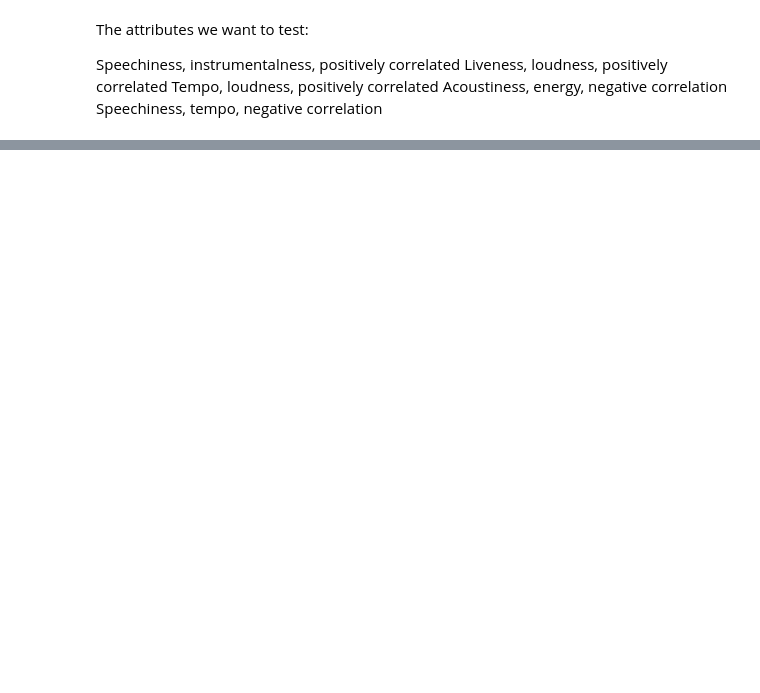
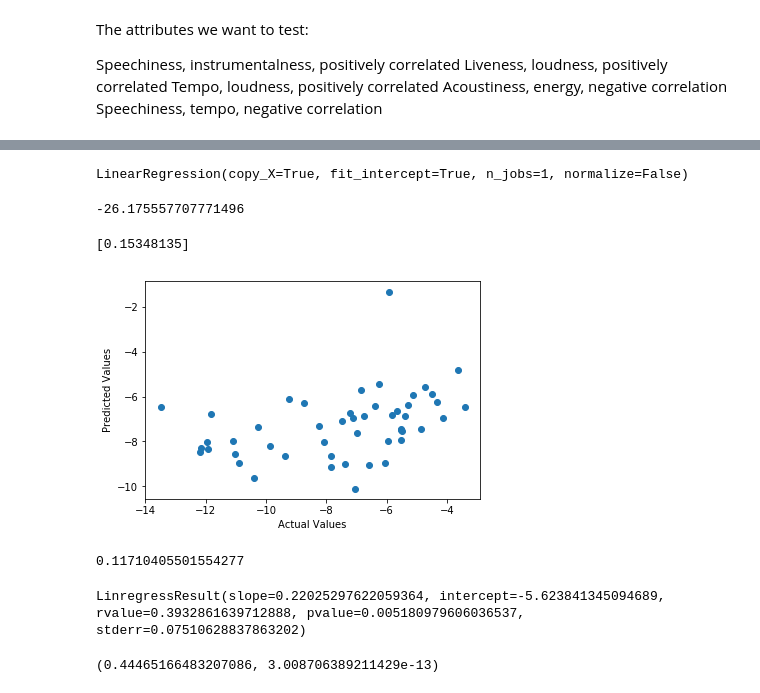
Before and after one commit to csick52/Project-1, a Jupyter notebook: SPOTIFY_PLAYLIST_DICTIONARY.ipynb, the cells around one changed output, grey strips where cells are left out. Cells and saved outputs as stored; diff of their text form; code cells hidden in the pictures; blank space fills up the shorter version.

```diff
--- a/SPOTIFY_PLAYLIST_DICTIONARY.ipynb
+++ b/SPOTIFY_PLAYLIST_DICTIONARY.ipynb
@@ -291,0 +252,45 @@ plt.show()
+# %%
+from sklearn.model_selection import train_test_split
+X_train, X_test, y_train, y_test = train_test_split(X, y, test_size=0.2, random_state=0)
+# %%
+from sklearn.linear_model import LinearRegression
+regressor = LinearRegression()
+regressor.fit(X_train, y_train)
+# %% [output]
+LinearRegression(copy_X=True, fit_intercept=True, n_jobs=1, normalize=False)
+# %%
+intercept = regressor.intercept_
+print(regressor.intercept_)
+# %% [output]
+-26.175557707771496
+# %%
+coef = regressor.coef_
+print(regressor.coef_)
+# %% [output]
+[0.15348135]
+# %%
+y_pred = regressor.predict(X_test)
+# %%
+df = pd.DataFrame({'Actual': y_test, 'Predicted': y_pred})
+# %%
+x1 = df["Actual"]
+y1 = df["Predicted"]
+plt.scatter(x1, y1)
+plt.xlabel("Actual Values")
+plt.ylabel("Predicted Values")
+plt.savefig("tempo_loudness_test.png")
+plt.show()
+# %% [output]
+[figure, added]
+# %%
+print(regressor.score(X_test, y_test))
+# %% [output]
+0.11710405501554277
+# %%
+stats.linregress(x1, y1)
+# %% [output]
+LinregressResult(slope=0.22025297622059364, intercept=-5.623841345094689, rvalue=0.3932861639712888, pvalue=0.005180979606036537, stderr=0.07510628837863202)
+# %%
+stats.pearsonr(tempo_avgs, loudness_avgs)
+# %% [output]
+(0.44465166483207086, 3.008706389211429e-13)
```
Also changed, not shown: parts of 62 cells of this notebook.
